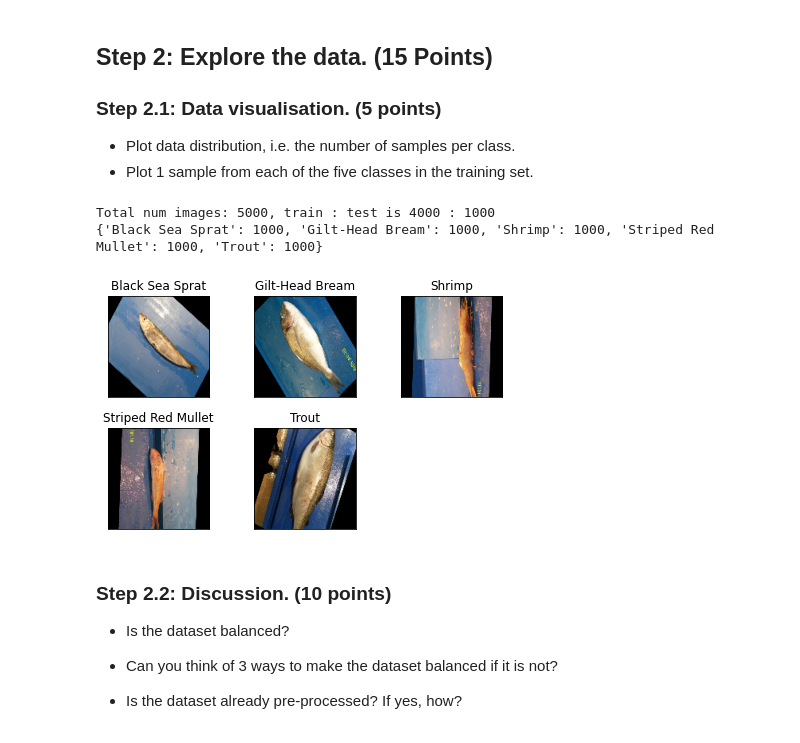
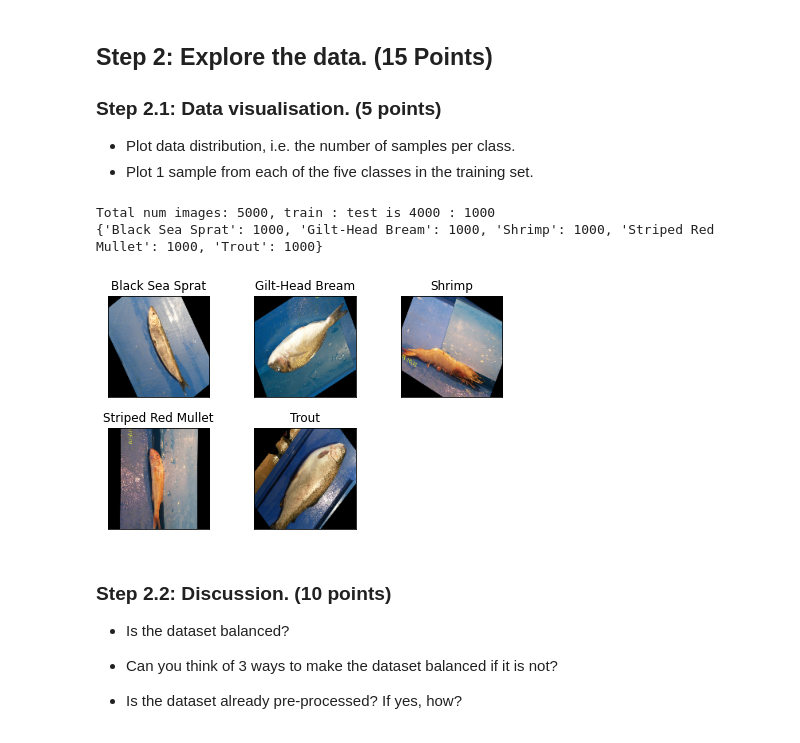
Before and after one commit to annnnnnnnnnie/Computer_Vision_2022, a Jupyter notebook: coursework_02/coursework_02.ipynb, the cells around one changed output. Saved outputs shown, nothing was run; the diff lists cells and outputs as text; code cells hidden in the pictures.

```diff
--- a/coursework_02/coursework_02.ipynb
+++ b/coursework_02/coursework_02.ipynb
@@ -174,35 +174,35 @@ train set size: 4000, test set size: 1000
 # %%
 # Training set
 img_path = os.path.join("dataset", "FishDataset")
 dataset = FishDataset(img_path, Multiclass_labels_correspondences, idxs_train, idxs_test, None, img_size=128,
                       train=True)
 
 # Plot the number of samples per class
 idx_to_class_name = reverse_dict(dataset.classes_to_consider)
 freq_dict = {label: 0 for label in dataset.classes_to_consider.keys()}
 for label_idx in dataset.get_all_label_indices():
     label = idx_to_class_name[label_idx]
     freq_dict[label] += 1
 
 print(freq_dict)
 
 # Plot 1 sample from each of the five classes in the training set
 #### ADD YOUR CODE HERE ####
 images_and_labels = [(np.transpose(im, (1, 2, 0)), l_idx) for im, l_idx in
-                     [dataset[1 + i * 1000] for i in range(len(freq_dict))]]
+                     [dataset[3 + i * 1000] for i in range(len(freq_dict))]]
 
 for i, (im, label_idx) in enumerate(images_and_labels):
     plt.subplot(2, 3, i + 1)
     plt.tight_layout()
     plt.imshow(im)
     plt.title(f"{reverse_dict(dataset.classes_to_consider)[label_idx]}")
     plt.xticks([])
     plt.yticks([])
 plt.show()
 # %% [output]
 Total num images: 5000, train : test is 4000 : 1000
 {'Black Sea Sprat': 1000, 'Gilt-Head Bream': 1000, 'Shrimp': 1000, 'Striped Red Mullet': 1000, 'Trout': 1000}
-[figure, old version]
+[figure, new version]
 # %% [markdown]
 ### Step 2.2: Discussion. (10 points)
 
```
Also changed, not shown: parts of 5 cells of this notebook.
